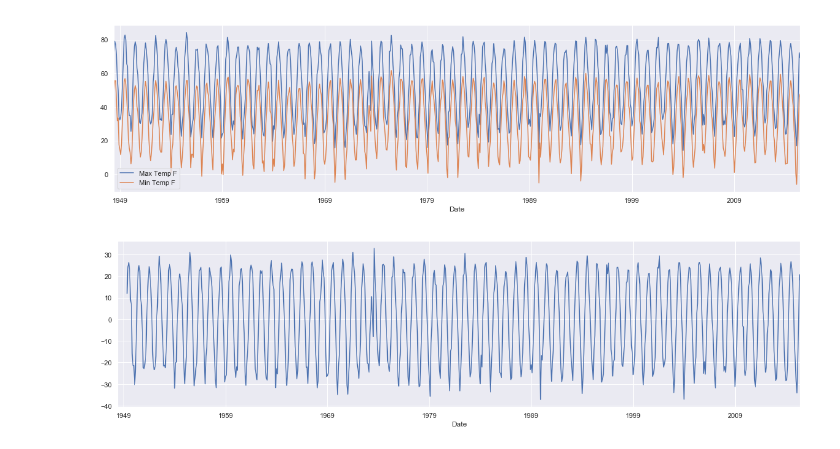
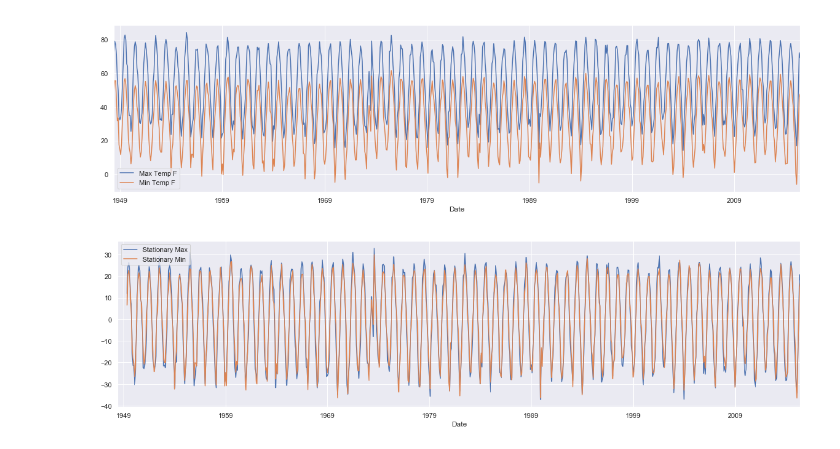
Before and after one commit to MarkEhler/VT_Energy_Analysis, a Jupyter notebook: burlington_energy.ipynb, the cells around one changed output. Saved outputs shown, nothing was run; the diff lists cells and outputs as text; code cells hidden in the pictures.

```diff
--- a/burlington_energy.ipynb
+++ b/burlington_energy.ipynb
@@ -248,6 +256,6 @@ temps_copy['Max Rol'] = temps_copy['Max Temp F'].rolling(window = 12).mean()
 temps_copy['Stationary Max'] = temps_copy['Max Temp F'] - temps_copy['Max Rol']
 temps_copy['Stationary Min'] = temps_copy['Min Temp F'] - temps_copy['Min Rol']
 # %%
-temps_copy['Stationary Max'].plot(figsize=(20,5));
+temps_copy.loc[:,['Stationary Max', 'Stationary Min']].plot(figsize=(20,5));
 # %% [output]
-[figure, old version]
+[figure, new version]
```
Also changed, not shown: parts of 11 cells of this notebook, 2 other files.
